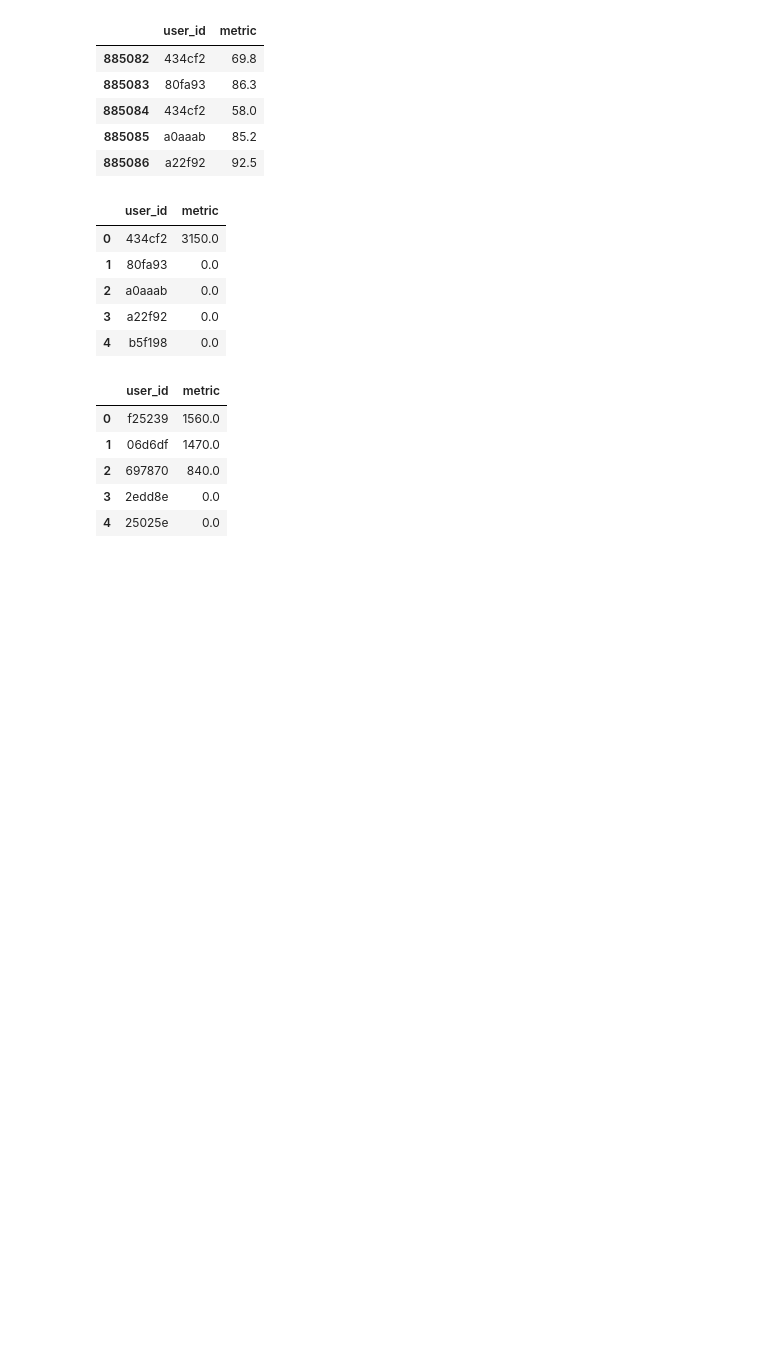
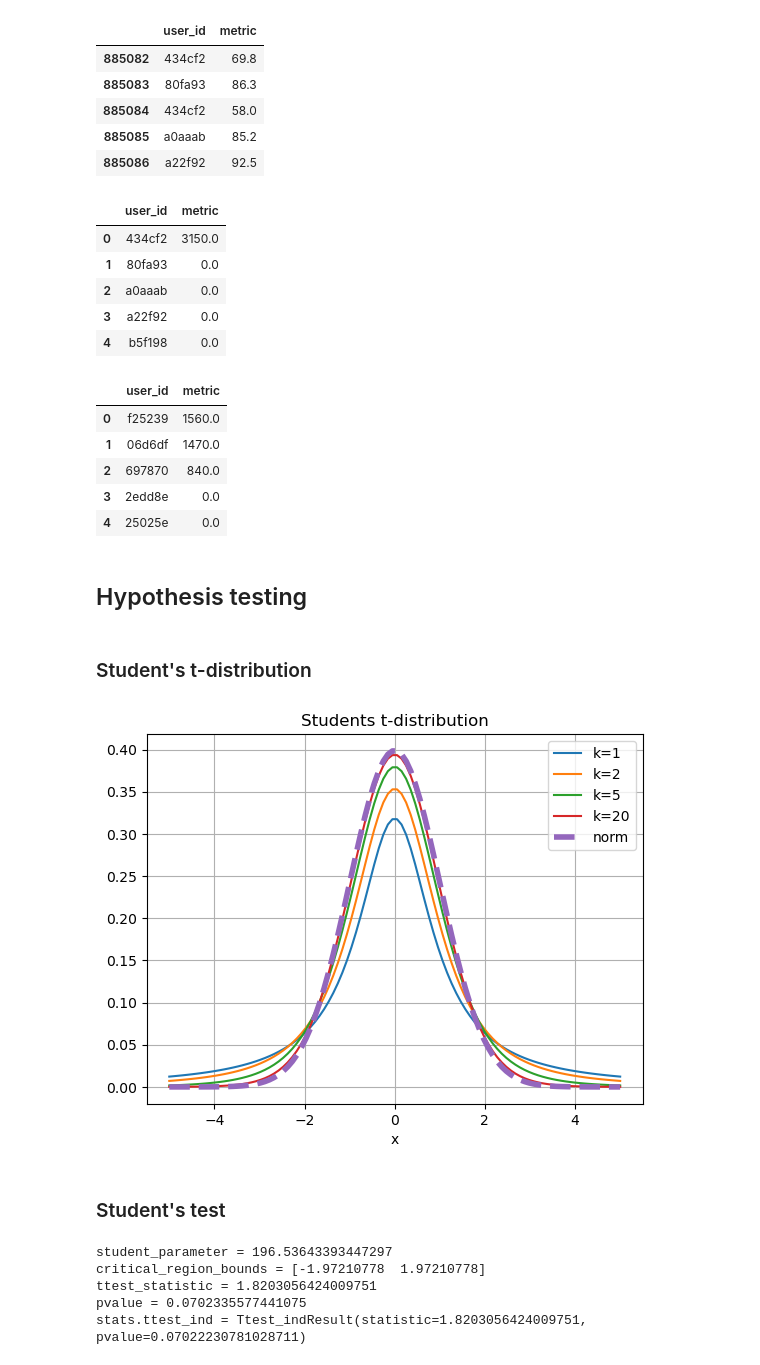
Before and after one commit to YanaOrf/AB_tests, a Jupyter notebook: AB-1.ipynb, the cells around one changed output. Saved outputs shown, nothing was run; the diff lists cells and outputs as text; code cells hidden in the pictures; blank space fills up the shorter version.

Commit message:
Hypothesis_testing added

```diff
--- a/AB-1.ipynb
+++ b/AB-1.ipynb
@@ -307,3 +308,25 @@ df_example4.head()
 | 2 | 697870 | 840.0 |
 | 3 | 2edd8e | 0.0 |
 | 4 | 25025e | 0.0 |
+# %% [markdown]
+## Hypothesis testing
+# %% [markdown]
+### Student's t-distribution
+# %%
+# Student's t-distribution
+X = np.linspace(-5,5,100)
+list_k=[1,2,5,20]
+for k in list_k:
+    Y=stats.t.pdf(X,k)
+    plt.plot(X,Y,label=f'k={k}')
+Y=stats.norm.pdf(X,0,1)
+plt.plot(X,Y,'--',label='norm', linewidth=4)
+plt.legend()
+plt.title('Students'' t-distribution')
+plt.xlabel('x')
+plt.grid()
+plt.show()
+# %% [output]
+[figure, added]
+# %% [markdown]
+### Student's test
@@ -309,0 +355,29 @@ df_example4.head()
+# %%
+#Compare the results with the finished implementation of the test
+sample_size = 100
+alpha = 0.05
+
+np.random.seed(44)
+data_control = np.random.normal(1, 1, sample_size)
+data_pilot = np.random.normal(1.2, 1, sample_size)
+
+k = get_student_parameter(data_control, data_pilot)
+print(f'student_parameter = {k}')
+
+critical_region_bounds = stats.t.ppf([alpha/2, 1 - alpha/2], df=k)
+print(f'critical_region_bounds = {critical_region_bounds}')
+
+ttest_statistic = get_ttest_statistic(data_control, data_pilot)
+print(f'ttest_statistic = {ttest_statistic}')
+
+pvalue = stats.t.cdf(-np.abs(ttest_statistic), df=k) * 2
+print(f'pvalue = {pvalue}')
+ttest_statistic_real, pvalue_real = stats.ttest_ind(data_pilot, data_control)
+print(f'stats.ttest_ind = {stats.ttest_ind(data_pilot, data_control)}')
+assert np.isclose(ttest_statistic_real, ttest_statistic, 1e-9), 'Calculation is correct'
+# %% [output]
+student_parameter = 196.53643393447297
+critical_region_bounds = [-1.97210778  1.97210778]
+ttest_statistic = 1.8203056424009751
+pvalue = 0.0702335577441075
+stats.ttest_ind = Ttest_indResult(statistic=1.8203056424009751, pvalue=0.07022230781028711)
```
Also changed, not shown: parts of 8 cells of this notebook.
